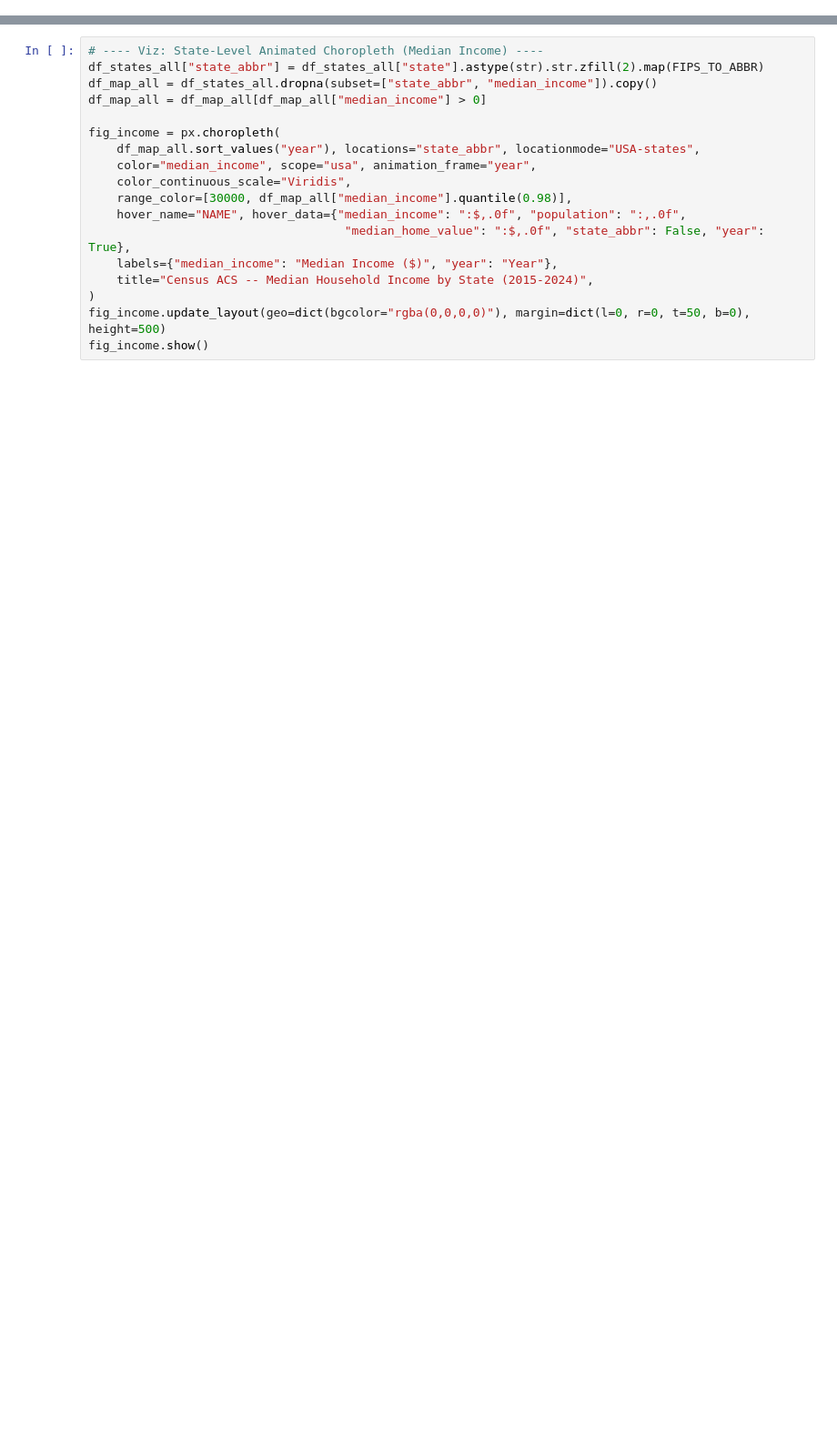
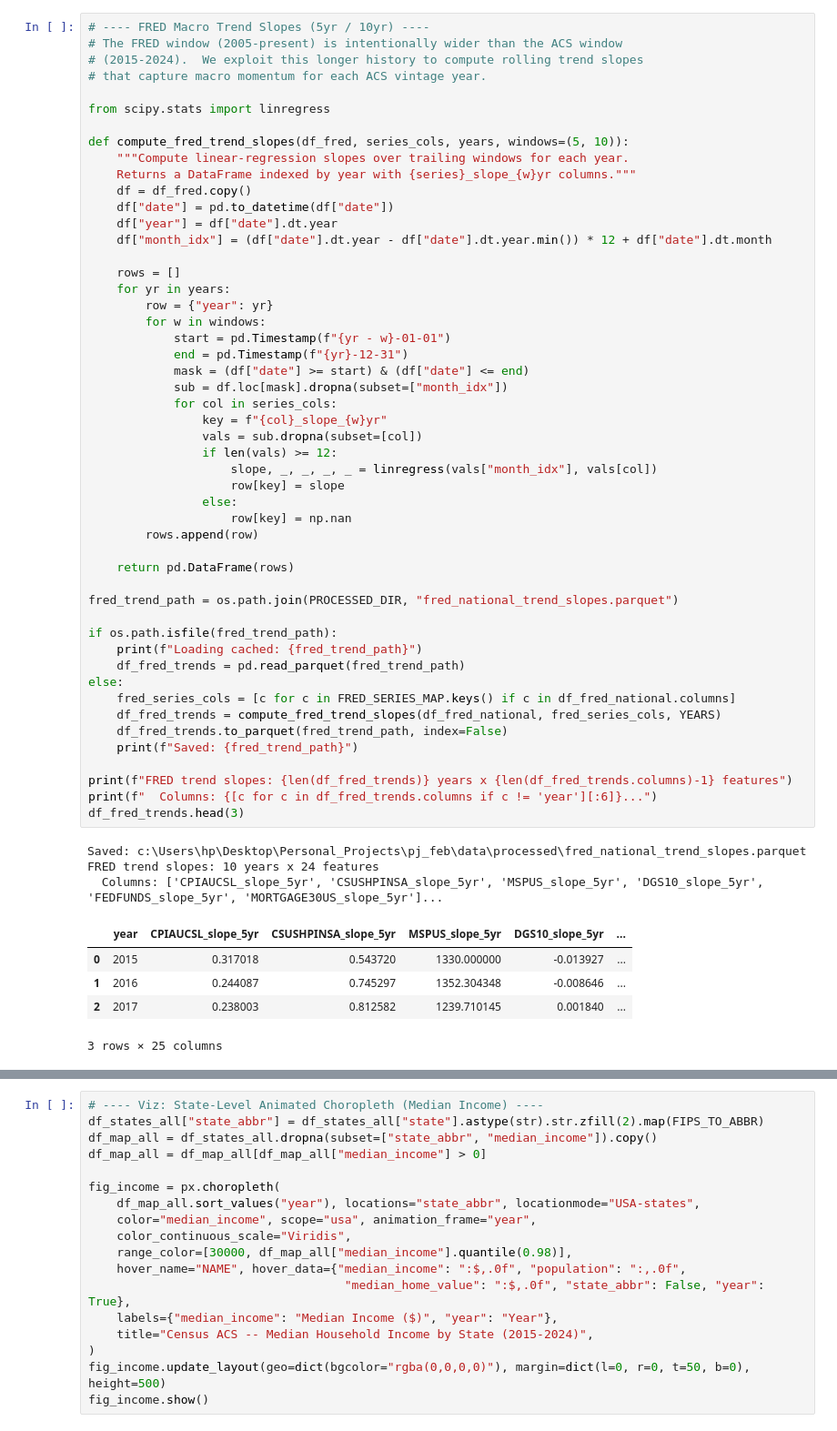
Before and after one commit to 03-ng-31/git_practice, a Jupyter notebook: 06_census_data_pipeline.ipynb, the cells around one changed output, grey strips where cells are left out. Shown at 91% size. Saved outputs shown, nothing was run; the diff lists cells and outputs as text; blank space fills up the shorter version.

```diff
--- a/06_census_data_pipeline.ipynb
+++ b/06_census_data_pipeline.ipynb
@@ -410,5 +447,64 @@ if len(df_fred_national) > 0:
     fig_fred.show()
 else:
     print("No FRED data to plot")
+# %%
+# ---- FRED Macro Trend Slopes (5yr / 10yr) ----
+# The FRED window (2005-present) is intentionally wider than the ACS window
+# (2015-2024).  We exploit this longer history to compute rolling trend slopes
+# that capture macro momentum for each ACS vintage year.
+
+from scipy.stats import linregress
+
+def compute_fred_trend_slopes(df_fred, series_cols, years, windows=(5, 10)):
+    """Compute linear-regression slopes over trailing windows for each year.
+    Returns a DataFrame indexed by year with {series}_slope_{w}yr columns."""
+    df = df_fred.copy()
+    df["date"] = pd.to_datetime(df["date"])
+    df["year"] = df["date"].dt.year
+    df["month_idx"] = (df["date"].dt.year - df["date"].dt.year.min()) * 12 + df["date"].dt.month
+
+    rows = []
+    for yr in years:
+        row = {"year": yr}
+        for w in windows:
+            start = pd.Timestamp(f"{yr - w}-01-01")
+            end = pd.Timestamp(f"{yr}-12-31")
+            mask = (df["date"] >= start) & (df["date"] <= end)
+            sub = df.loc[mask].dropna(subset=["month_idx"])
+            for col in series_cols:
+                key = f"{col}_slope_{w}yr"
+                vals = sub.dropna(subset=[col])
+                if len(vals) >= 12:
+                    slope, _, _, _, _ = linregress(vals["month_idx"], vals[col])
+                    row[key] = slope
+                else:
+                    row[key] = np.nan
+        rows.append(row)
+
+    return pd.DataFrame(rows)
+
+fred_trend_path = os.path.join(PROCESSED_DIR, "fred_national_trend_slopes.parquet")
+
+if os.path.isfile(fred_trend_path):
+    print(f"Loading cached: {fred_trend_path}")
+    df_fred_trends = pd.read_parquet(fred_trend_path)
+else:
+    fred_series_cols = [c for c in FRED_SERIES_MAP.keys() if c in df_fred_national.columns]
+    df_fred_trends = compute_fred_trend_slopes(df_fred_national, fred_series_cols, YEARS)
+    df_fred_trends.to_parquet(fred_trend_path, index=False)
+    print(f"Saved: {fred_trend_path}")
+
+print(f"FRED trend slopes: {len(df_fred_trends)} years x {len(df_fred_trends.columns)-1} features")
+print(f"  Columns: {[c for c in df_fred_trends.columns if c != 'year'][:6]}...")
+df_fred_trends.head(3)
+# %% [output]
+Saved: c:\Users\hp\Desktop\Personal_Projects\pj_feb\data\processed\fred_national_trend_slopes.parquet
+FRED trend slopes: 10 years x 24 features
+  Columns: ['CPIAUCSL_slope_5yr', 'CSUSHPINSA_slope_5yr', 'MSPUS_slope_5yr', 'DGS10_slope_5yr', 'FEDFUNDS_slope_5yr', 'MORTGAGE30US_slope_5yr']...
+|  | year | CPIAUCSL_slope_5yr | CSUSHPINSA_slope_5yr | MSPUS_slope_5yr | DGS10_slope_5yr | ... |
+| 0 | 2015 | 0.317018 | 0.543720 | 1330.000000 | -0.013927 | ... |
+| 1 | 2016 | 0.244087 | 0.745297 | 1352.304348 | -0.008646 | ... |
+| 2 | 2017 | 0.238003 | 0.812582 | 1239.710145 | 0.001840 | ... |
+3 rows × 25 columns
 # %% [markdown]
 ---
```
Also changed, not shown: parts of 85 cells of this notebook.
